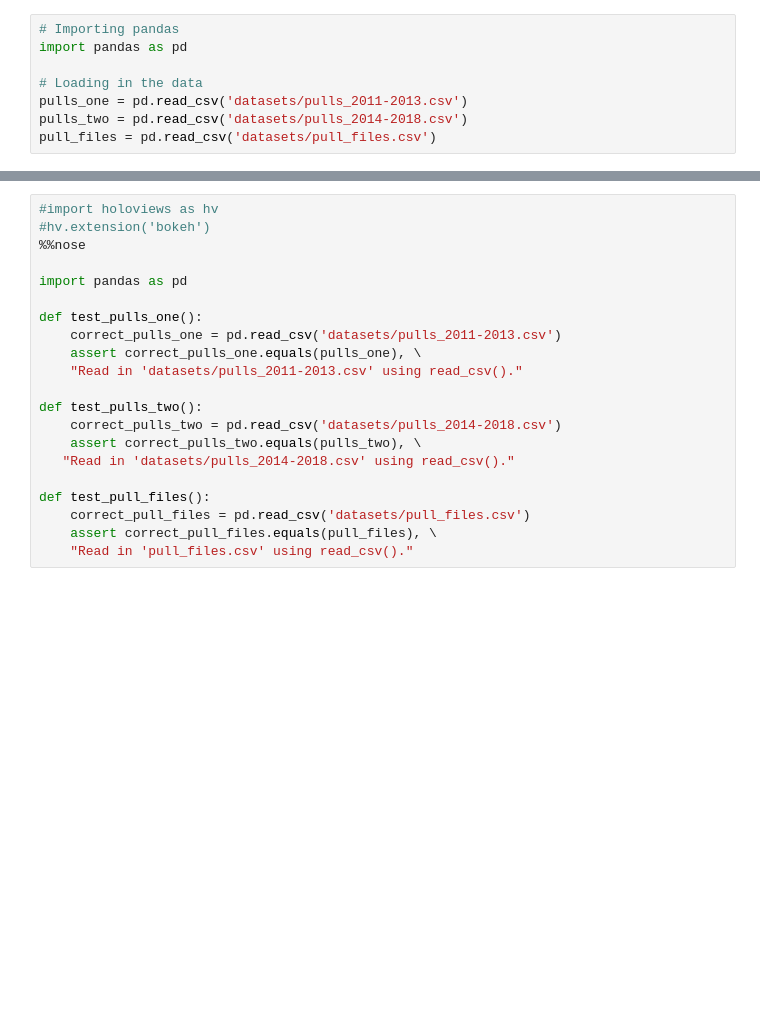
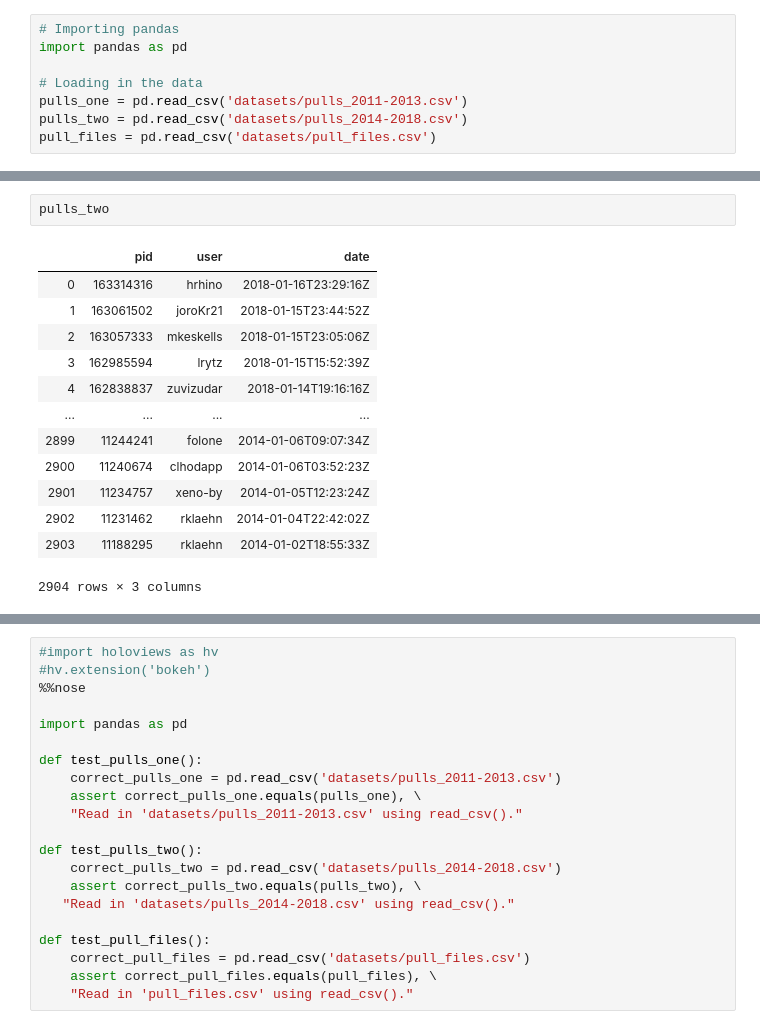
Before and after one commit to Hotlynn2/THE-GITHUB-HISTORY-OF-THE-SCALA-LANGUAGE, a Jupyter notebook: Scal Real-world project.ipynb, the cells around one changed output, grey strips where cells are left out. Drawn from its saved outputs; the diff is of its cells as text; blank space fills up the shorter version.

```diff
--- a/Scal Real-world project.ipynb
+++ b/Scal Real-world project.ipynb
@@ -19,0 +36,16 @@ pull_files = pd.read_csv('datasets/pull_files.csv')
+# %%
+pulls_two
+# %% [output]
+|  | pid | user | date |
+| 0 | 163314316 | hrhino | 2018-01-16T23:29:16Z |
+| 1 | 163061502 | joroKr21 | 2018-01-15T23:44:52Z |
+| 2 | 163057333 | mkeskells | 2018-01-15T23:05:06Z |
+| 3 | 162985594 | lrytz | 2018-01-15T15:52:39Z |
+| 4 | 162838837 | zuvizudar | 2018-01-14T19:16:16Z |
+| ... | ... | ... | ... |
+| 2899 | 11244241 | folone | 2014-01-06T09:07:34Z |
+| 2900 | 11240674 | clhodapp | 2014-01-06T03:52:23Z |
+| 2901 | 11234757 | xeno-by | 2014-01-05T12:23:24Z |
+| 2902 | 11231462 | rklaehn | 2014-01-04T22:42:02Z |
+| 2903 | 11188295 | rklaehn | 2014-01-02T18:55:33Z |
+2904 rows × 3 columns
```
Also changed, not shown: parts of 5 cells of this notebook.
